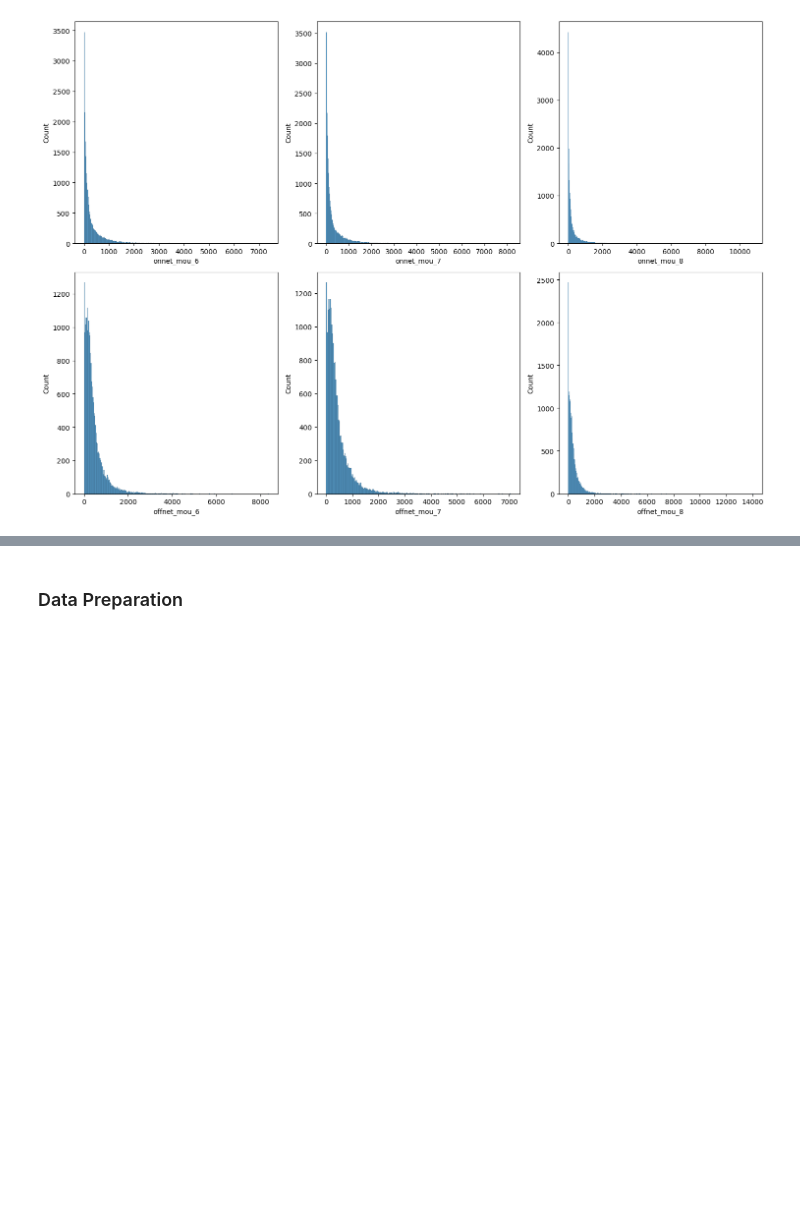
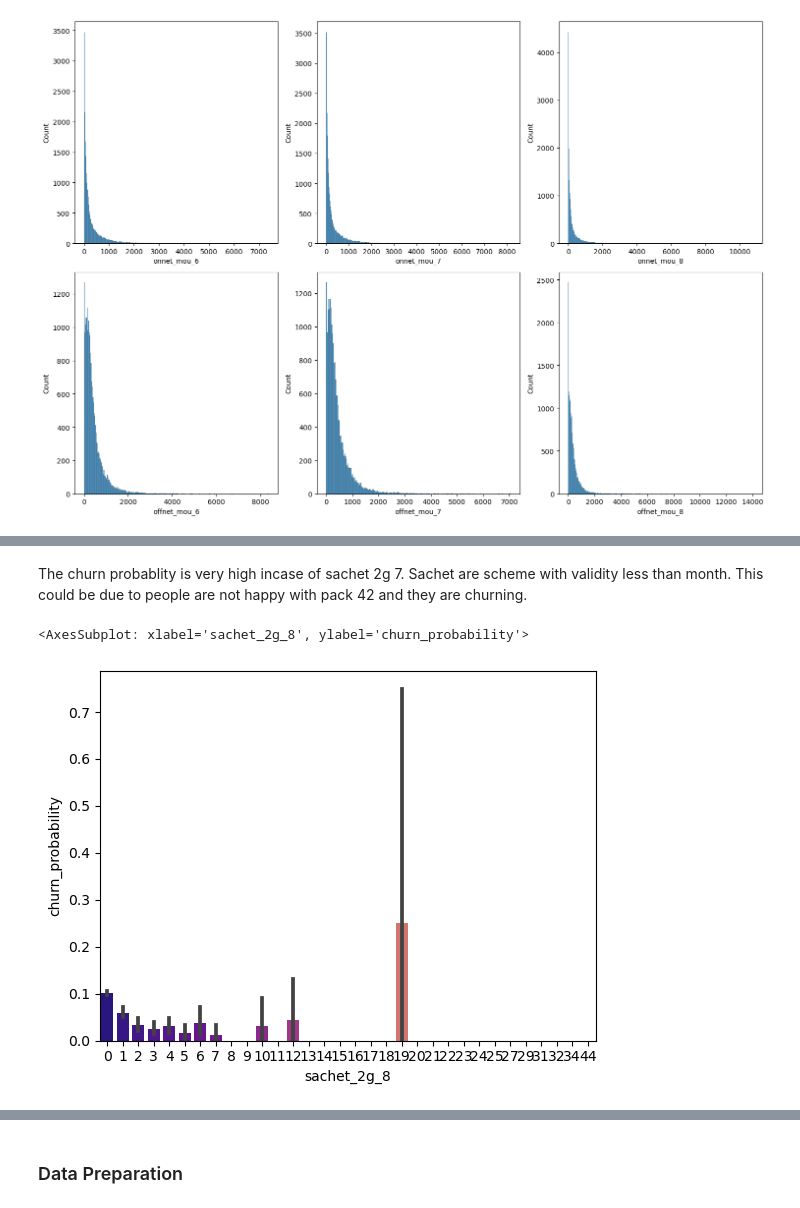
Before and after one commit to bharathsanjai/telecom-churn-case-study, a Jupyter notebook: Telecom_Churn_case_study.ipynb, the cells around one changed output, grey strips where cells are left out. Saved outputs shown, nothing was run; the diff lists cells and outputs as text; code cells hidden in the pictures; blank space fills up the shorter version.

```diff
--- a/Telecom_Churn_case_study.ipynb
+++ b/Telecom_Churn_case_study.ipynb
@@ -945,0 +964,7 @@ plt.show()
+# %% [markdown]
+The churn probablity is very high incase of sachet 2g 7. Sachet are scheme with validity less than month. This could be due to people are not happy with pack 42 and they are churning.
+# %%
+sns.barplot(x ='sachet_2g_8', y ='churn_probability', data = churn, palette ='plasma')
+# %% [output]
+<AxesSubplot: xlabel='sachet_2g_8', ylabel='churn_probability'>
+[figure, added]
```
Also changed, not shown: parts of 67 cells of this notebook.
